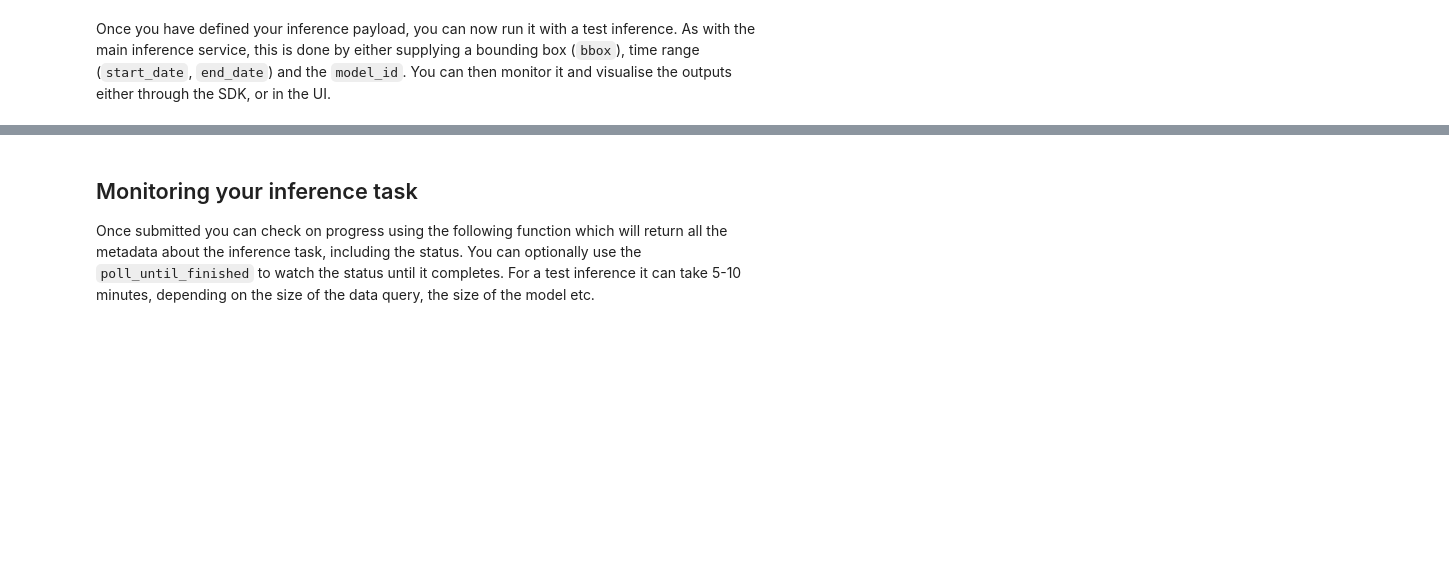
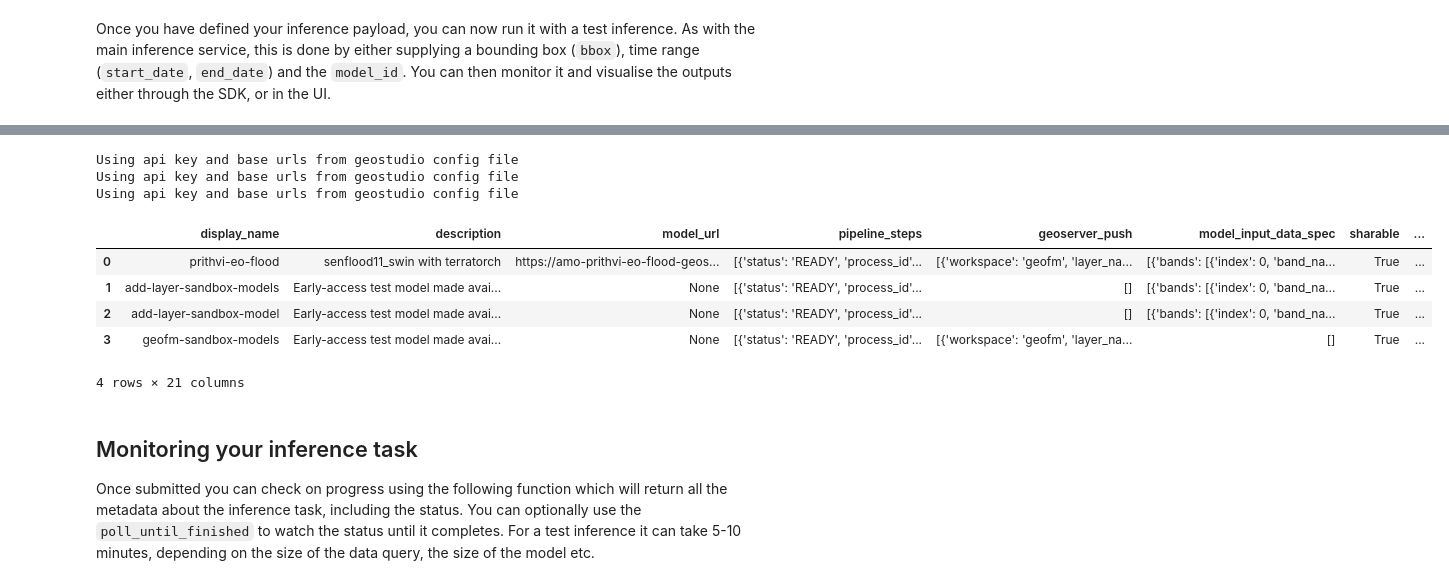
Before and after one commit to Beldine-Moturi/AMLD-Africa-2026, a Jupyter notebook: Example_notebooks/GeospatialStudio-Walkthrough-BurnScars.ipynb, the cells around one changed output, grey strips where cells are left out. Saved outputs shown, nothing was run; the diff lists cells and outputs as text; code cells hidden in the pictures; blank space fills up the shorter version.

```diff
--- a/Example_notebooks/GeospatialStudio-Walkthrough-BurnScars.ipynb
+++ b/Example_notebooks/GeospatialStudio-Walkthrough-BurnScars.ipynb
@@ -297,0 +545,15 @@ inference_response
+# %%
+gfm_client = Client(geostudio_config_file="../.geostudio_config_file_prod")
+# %% [output]
+Using api key and base urls from geostudio config file
+Using api key and base urls from geostudio config file
+Using api key and base urls from geostudio config file
+# %%
+gfm_client.list_models(output="df")
+# %% [output]
+|  | display_name | description | model_url | pipeline_steps | geoserver_push | model_input_data_spec | sharable | ... |
+| 0 | prithvi-eo-flood | senflood11_swin with terratorch | https://amo-prithvi-eo-flood-geos... | [{'status': 'READY', 'process_id'... | [{'workspace': 'geofm', 'layer_na... | [{'bands': [{'index': 0, 'band_na... | True | ... |
+| 1 | add-layer-sandbox-models | Early-access test model made avai... | None | [{'status': 'READY', 'process_id'... | [] | [{'bands': [{'index': 0, 'band_na... | True | ... |
+| 2 | add-layer-sandbox-model | Early-access test model made avai... | None | [{'status': 'READY', 'process_id'... | [] | [{'bands': [{'index': 0, 'band_na... | True | ... |
+| 3 | geofm-sandbox-models | Early-access test model made avai... | None | [{'status': 'READY', 'process_id'... | [{'workspace': 'geofm', 'layer_na... | [] | True | ... |
+4 rows × 21 columns
```
Also changed, not shown: parts of 26 cells of this notebook, 2 other files.
